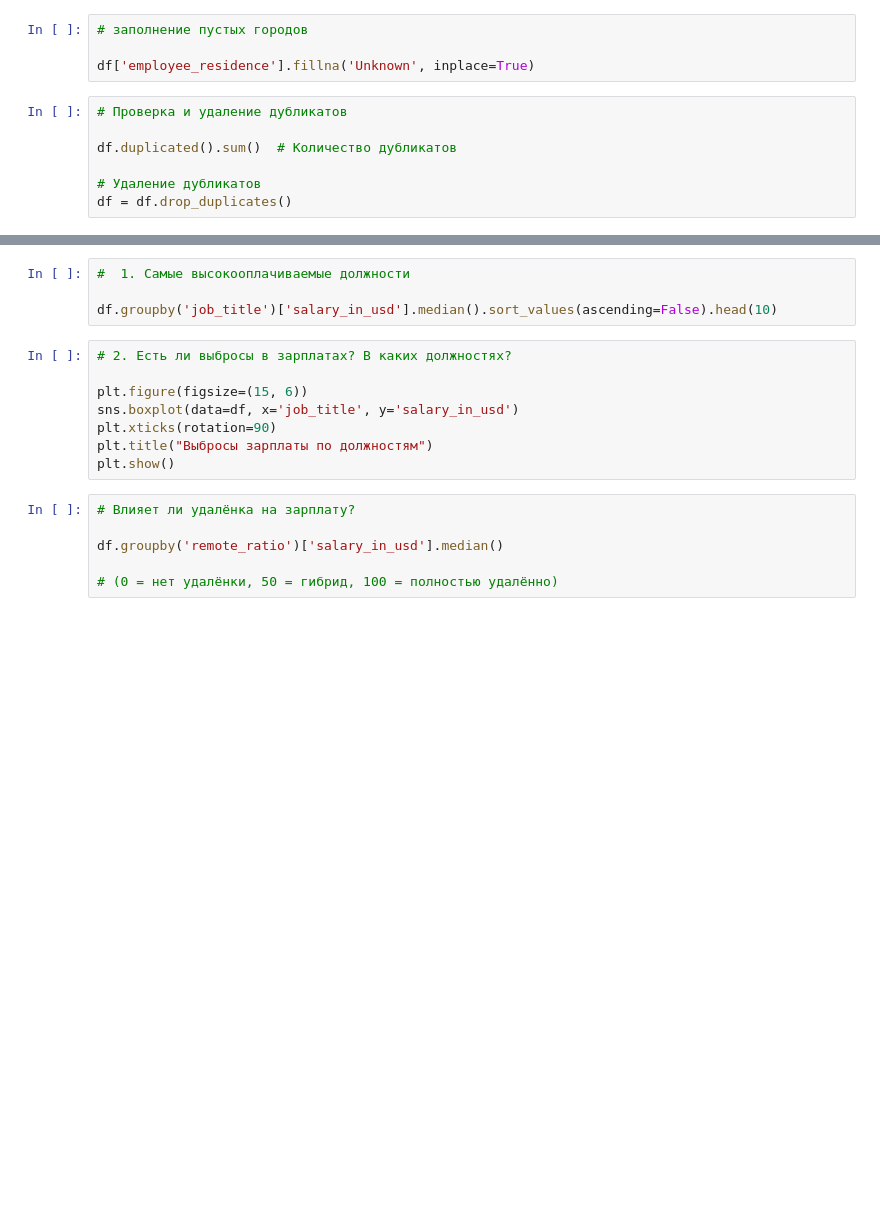
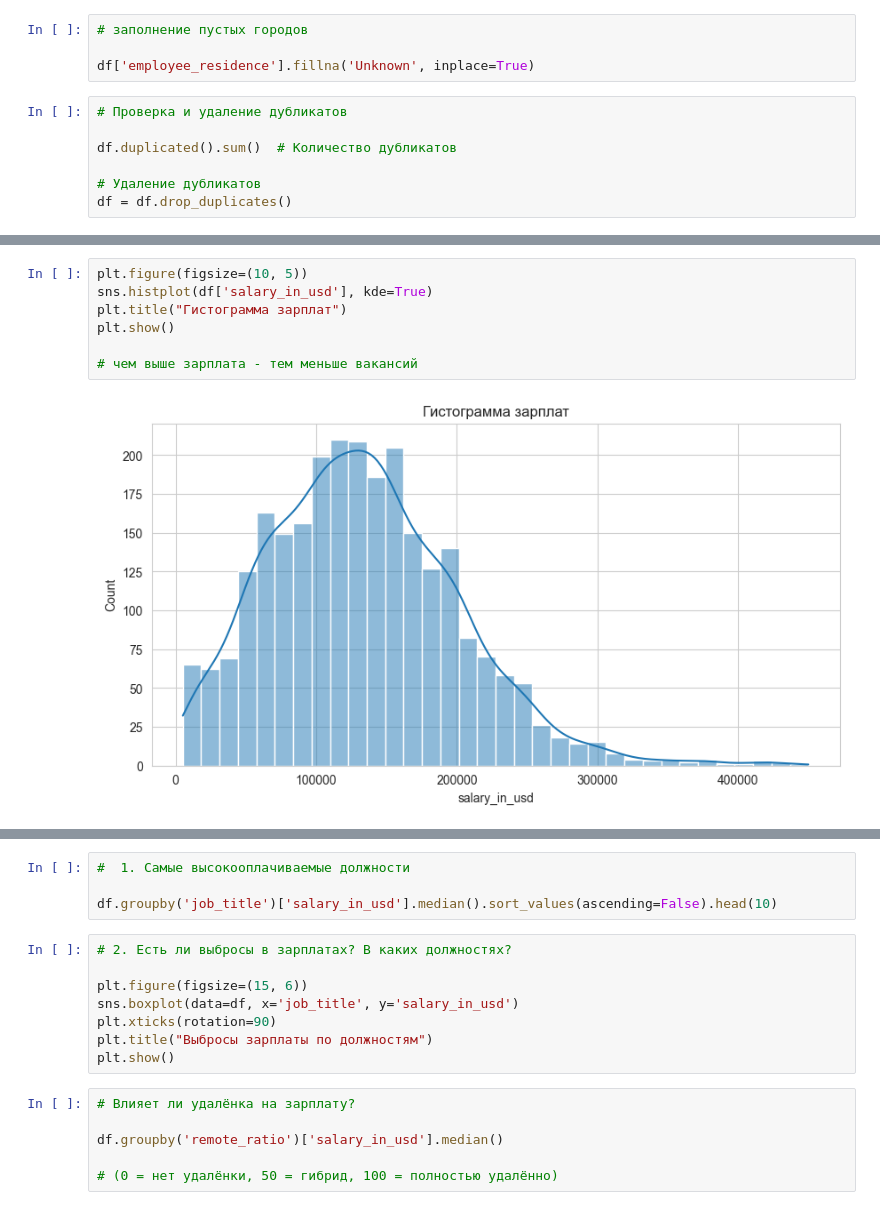
Before and after one commit to GlavMech/-Python, a Jupyter notebook: Аналитический проект на Python.ipynb, the cells around one changed output, grey strips where cells are left out. Cells and saved outputs as stored; diff of their text form; blank space fills up the shorter version.

```diff
--- a/Аналитический проект на Python.ipynb
+++ b/Аналитический проект на Python.ipynb
@@ -47,0 +206,9 @@ df.duplicated().sum()
+# %%
+plt.figure(figsize=(10, 5))
+sns.histplot(df['salary_in_usd'], kde=True)
+plt.title("Гистограмма зарплат")
+plt.show()
+
+# чем выше зарплата - тем меньше вакансий
+# %% [output]
+[figure, added]
```
Also changed, not shown: parts of 15 cells of this notebook.
